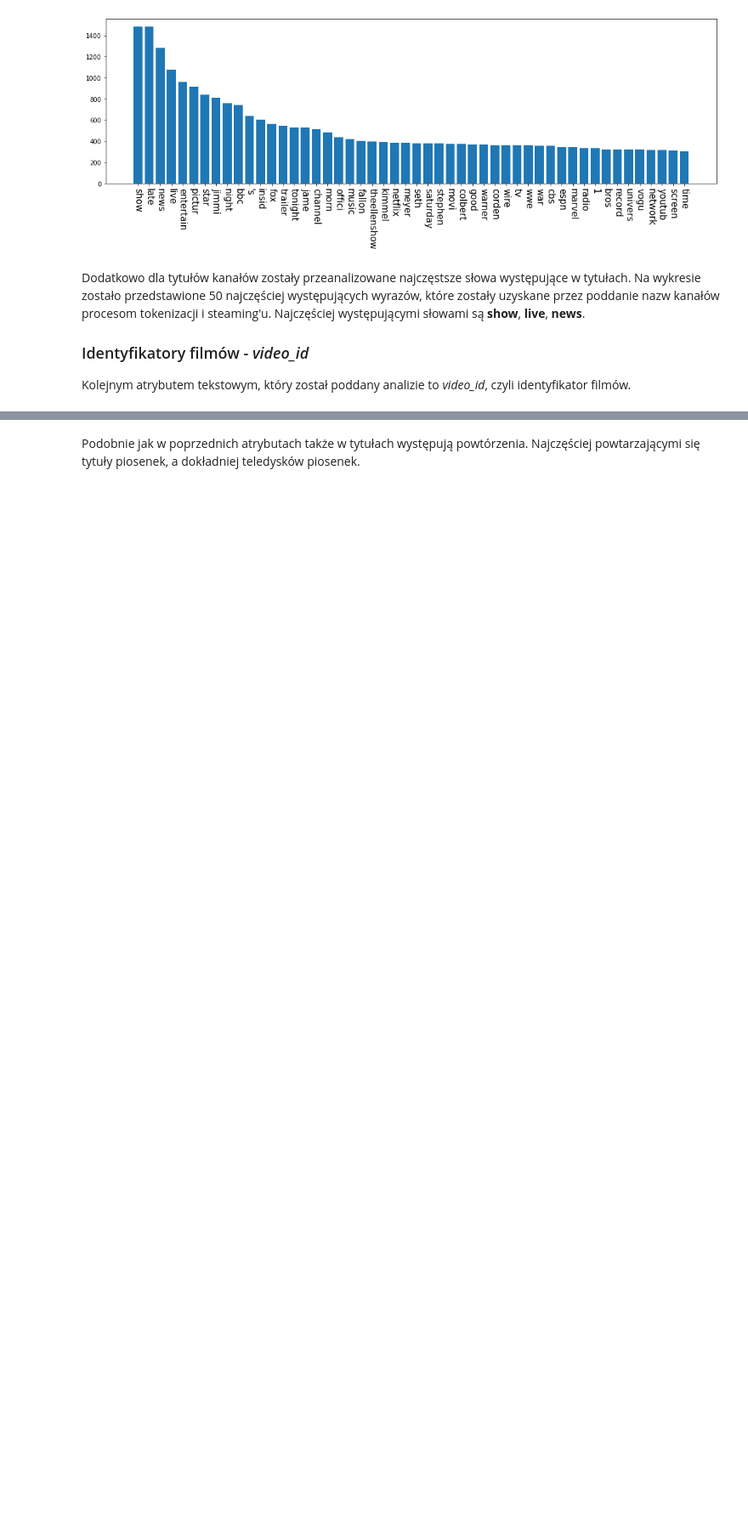
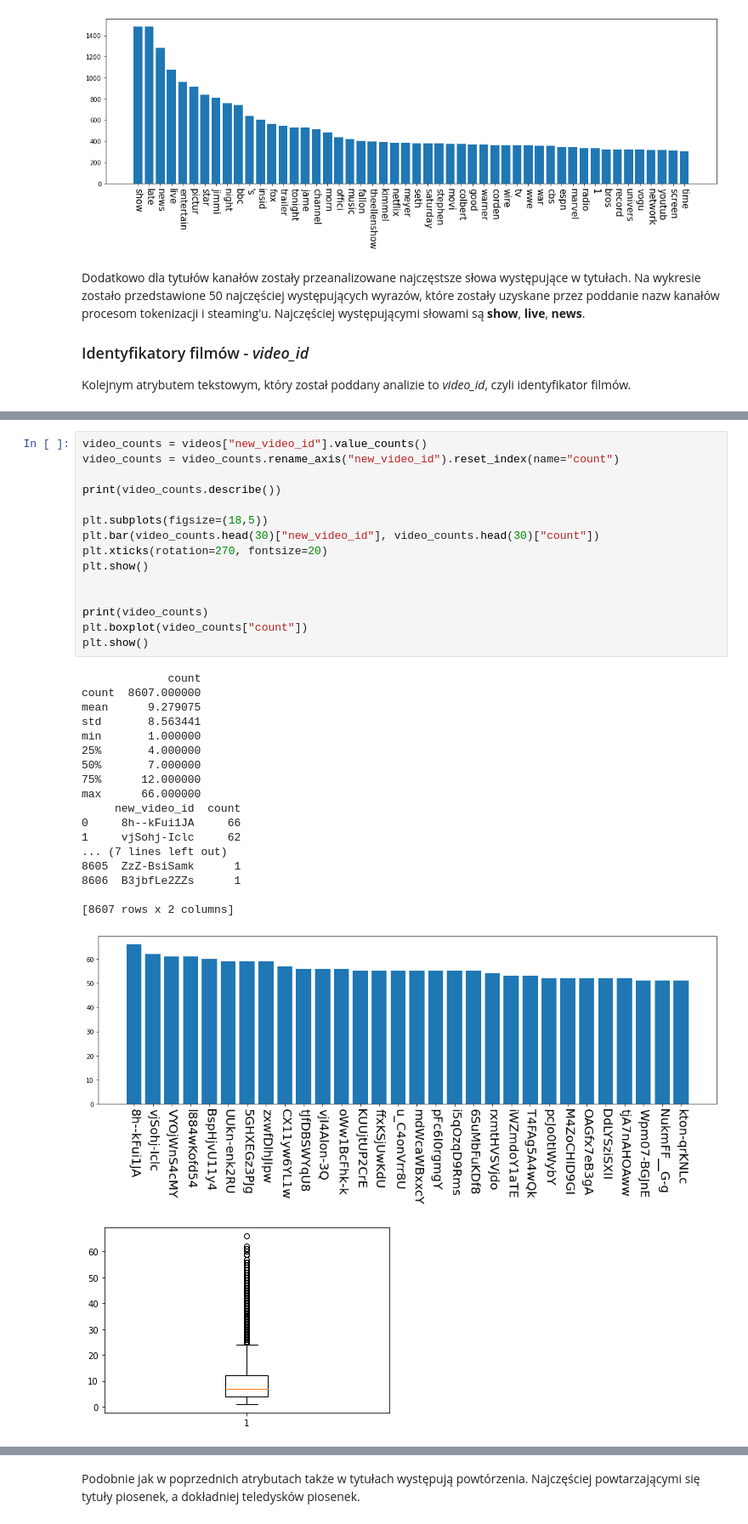
Before and after one commit to DominikKossinski/PED, a Jupyter notebook: ped.ipynb, the cells around one changed output, grey strips where cells are left out. Shown at 85% size. Drawn from its saved outputs; the diff is of its cells as text; blank space fills up the shorter version.

```diff
--- a/ped.ipynb
+++ b/ped.ipynb
@@ -206 +213,36 @@ max     727.000000
+# %%
+video_counts = videos["new_video_id"].value_counts()
+video_counts = video_counts.rename_axis("new_video_id").reset_index(name="count")
+
+print(video_counts.describe())
+
+plt.subplots(figsize=(18,5))
+plt.bar(video_counts.head(30)["new_video_id"], video_counts.head(30)["count"])
+plt.xticks(rotation=270, fontsize=20)
+plt.show()
+
+
+print(video_counts)
+plt.boxplot(video_counts["count"])
+plt.show()
+# %% [output]
+             count
+count  8607.000000
+mean      9.279075
+std       8.563441
+min       1.000000
+25%       4.000000
+50%       7.000000
+75%      12.000000
+max      66.000000
+     new_video_id  count
+0     8h--kFui1JA     66
+1     vjSohj-Iclc     62
+... (7 lines left out)
+8605  ZzZ-BsiSamk      1
+8606  B3jbfLe2ZZs      1
+
+[8607 rows x 2 columns]
+[figure, added]
+[figure, added]
 # %% [markdown]
```
Also changed, not shown: parts of 31 cells of this notebook, 8 other files.
